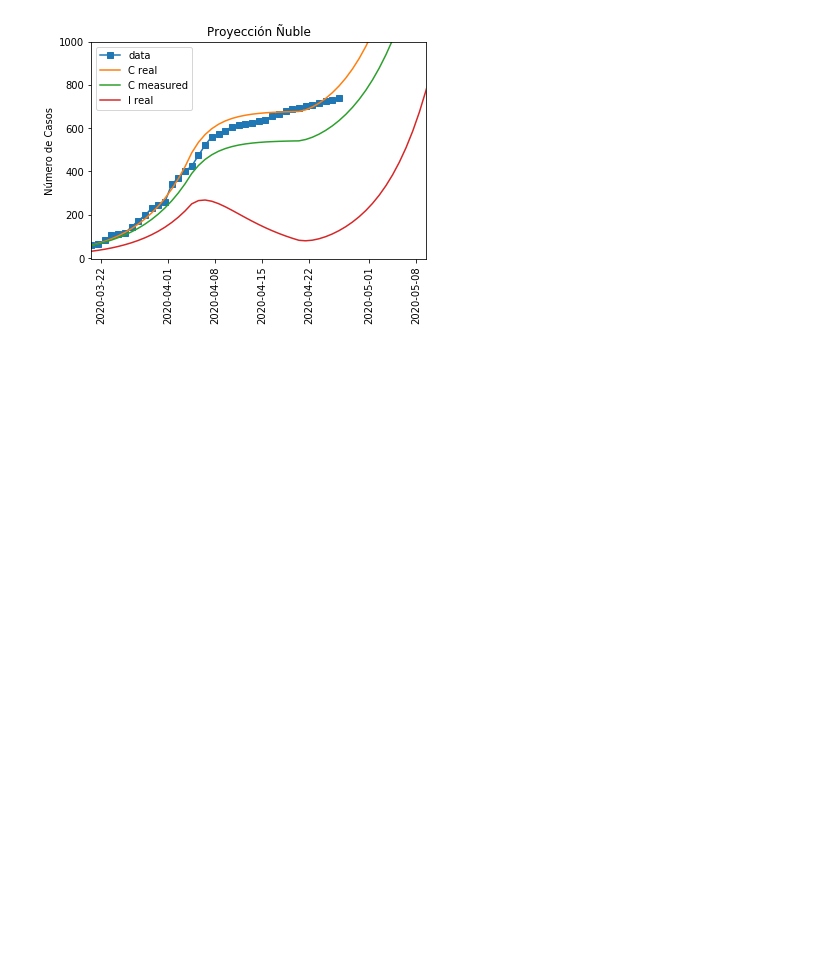
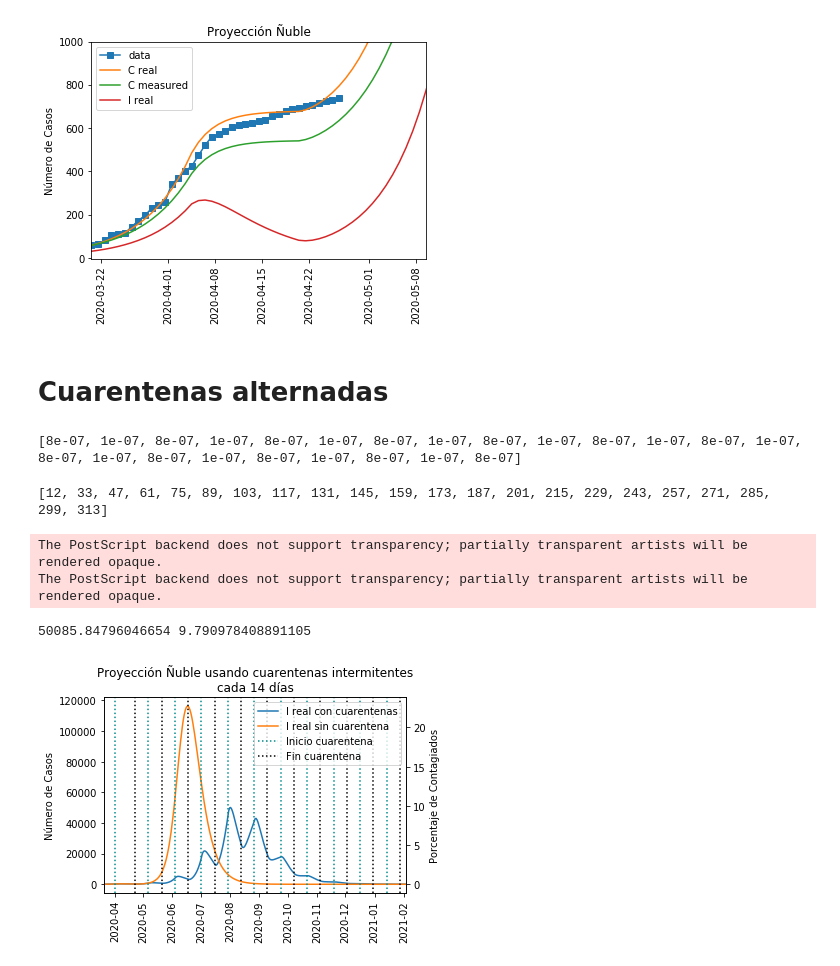
Before and after one commit to guille-c/COVID-19, a Jupyter notebook: notebooks_Chile/SEIR Exams Measures Ñuble.ipynb, the cells around one changed output. Saved outputs shown, nothing was run; the diff lists cells and outputs as text; code cells hidden in the pictures; blank space fills up the shorter version.

```diff
--- a/notebooks_Chile/SEIR Exams Measures Ñuble.ipynb
+++ b/notebooks_Chile/SEIR Exams Measures Ñuble.ipynb
@@ -278,3 +306,72 @@ plt.legend()
 # %% [output]
 <matplotlib.legend.Legend at 0x...>
 [figure]
+# %% [markdown]
+# Cuarentenas alternadas
+# %%
+i_cuar3 = i_cuar2[:2]
+N_cuar = 20
+N_days = 14
+for i in range (N_cuar):
+    i_cuar3.append(i_cuar3[-1] + N_days)
+betas_g3 = []
+for i in range(len(i_cuar3) + 1):
+    if i%2 == 0:
+        betas_g3.append(betas_g[0])
+    else:
+        betas_g3.append(betas_g[1])
+
+print (betas_g3)
+# %% [output]
+[8e-07, 1e-07, 8e-07, 1e-07, 8e-07, 1e-07, 8e-07, 1e-07, 8e-07, 1e-07, 8e-07, 1e-07, 8e-07, 1e-07, 8e-07, 1e-07, 8e-07, 1e-07, 8e-07, 1e-07, 8e-07, 1e-07, 8e-07]
+# %%
+print (i_cuar3)
+# %% [output]
+[12, 33, 47, 61, 75, 89, 103, 117, 131, 145, 159, 173, 187, 201, 215, 229, 243, 257, 271, 285, 299, 313]
+# %%
+ts = np.arange (0, 1000, 1)
+x_plot_proy = np.array([df["Fecha_dt"].iloc[0] + datetime.timedelta(days=i) for i in np.arange(len(ts), dtype = float)])
+
+S_c_g, E_c_g, I_c_g, R_c_g, C_c_g, C_m_g = SEIR_exams_measures_backward(ts, s0, e0, i0, r0, c0, c0,
+                                                            i_cuar3, betas_g3, sigma_g, gamma_g,
+                                                            a_date_g, k_g, a_g)
+S_c_g_nc, E_c_g_nc, I_c_g_nc, R_c_g_nc, C_c_g_nc, C_m_g_nc = SEIR_exams_measures_backward(ts, s0, e0, i0, r0, c0, c0,
+                                                            i_cuar3[:2], betas_g3[:3], sigma_g, gamma_g,
+                                                            a_date_g, k_g, a_g)
+
+plt.subplots_adjust(left = 0.2, bottom = 0.2)
+#plt.figure(figsize = (7, 7))
+#plt.plot (x_plot_proy, C_c_g, label = "C real con cuarentenas")
+#plt.plot (x_plot_proy, C_m_g, label = "C medido con cuarentenas")
+plt.plot (x_plot_proy, I_c_g, label = "I real con cuarentenas")
+#plt.plot (x_plot_proy, C_c_g_nc, label = "C real sin cuarentenas")
+#plt.plot (x_plot_proy, C_m_g_nc, label = "C medido sin cuarentenas")
+plt.plot (x_plot_proy, I_c_g_nc, label = "I real sin cuarentena")
+#plt.ylim (-10, 360000)
+plt.xlim (x_plot_proy[0], x_plot_proy[320])
+plt.xticks(rotation = 90)
+plt.axvline (x_plot_proy[i_cuar3[0]], ls = ":", label = "Inicio cuarentena", c = "darkcyan")
+plt.axvline (x_plot_proy[i_cuar3[1]], ls = ":", label = "Fin cuarentena", c = "k")
+for i in range (2, len(i_cuar3)):
+    if (i % 2 == 0):
+        plt.axvline (x_plot_proy[i_cuar3[i]], ls = ":", c = "darkcyan")
+    else:
+        plt.axvline (x_plot_proy[i_cuar3[i]], ls = ":", c = "k")
+
+plt.ylabel ("Número de Casos")
+plt.title ("Proyección Ñuble usando cuarentenas intermitentes\ncada " + str(N_days) + " días")
+plt.legend()
+
+ax1 = plt.gca()
+ax2 = ax1.twinx ()
+ax2.set_ylabel ("Porcentaje de Contagiados")
+ax2.set_ylim (np.array(ax1.get_ylim())/ pop*100)
+
+print (I_c_g.max(), I_c_g.max()*100/pop)
+
+plt.savefig('Nuble_cuarprog.eps', format='eps')
+# %% [output]
+The PostScript backend does not support transparency; partially transparent artists will be rendered opaque.
+The PostScript backend does not support transparency; partially transparent artists will be rendered opaque.
+50085.84796046654 9.790978408891105
+[figure, added]
```
Also changed, not shown: parts of 13 cells of this notebook, 3 other files.
